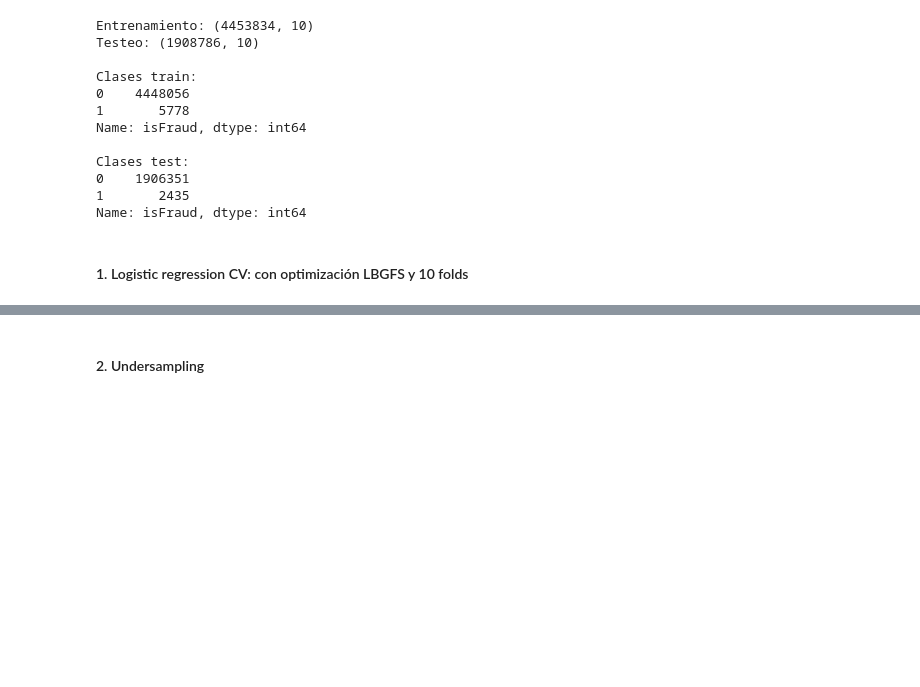
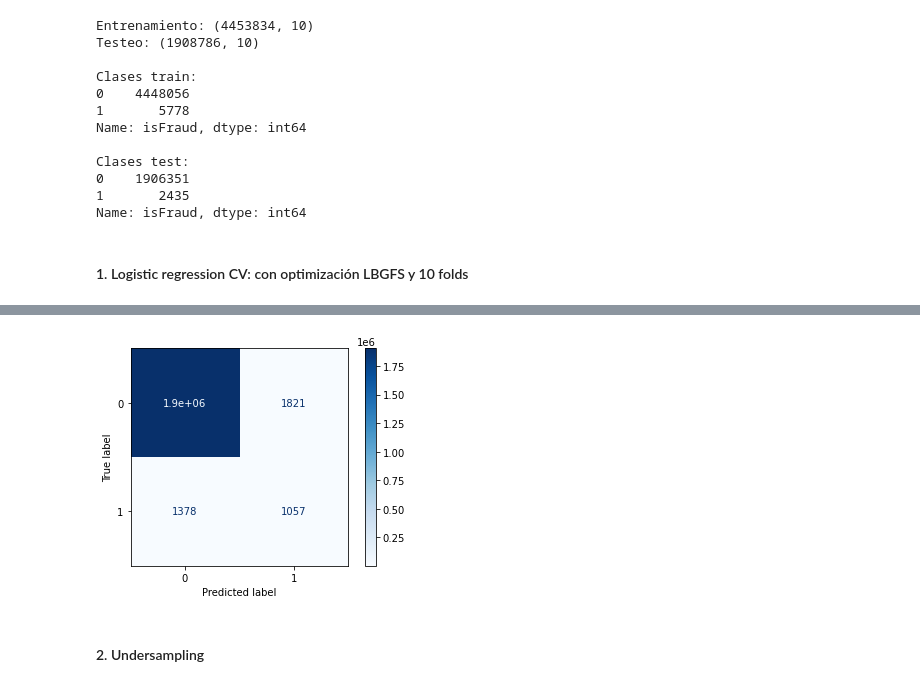
Before and after one commit to marianataglio/fraud_detection, a Jupyter notebook: 01_exploratoryanalysis.ipynb, the cells around one changed output, grey strips where cells are left out. Saved outputs shown, nothing was run; the diff lists cells and outputs as text; code cells hidden in the pictures; blank space fills up the shorter version.

```diff
--- a/01_exploratoryanalysis.ipynb
+++ b/01_exploratoryanalysis.ipynb
@@ -316,3 +347,7 @@ Area bajo la curva Precision-Recall: 0.4117
+# %%
+confusion_plot(lr_cv)
+# %% [output]
+[figure, added]
 # %% [markdown]
 #### 2. Undersampling
 # %%
```
Also changed, not shown: parts of 50 cells of this notebook.
